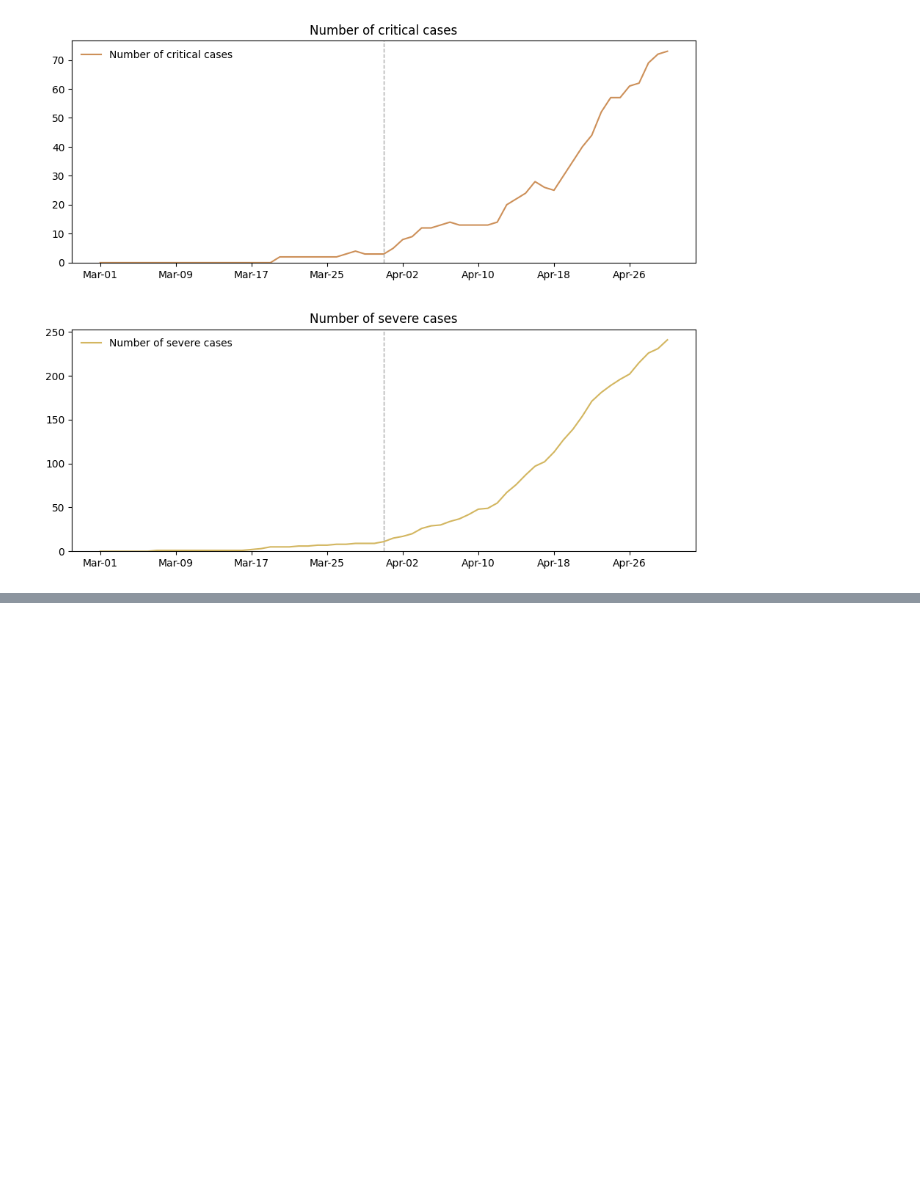
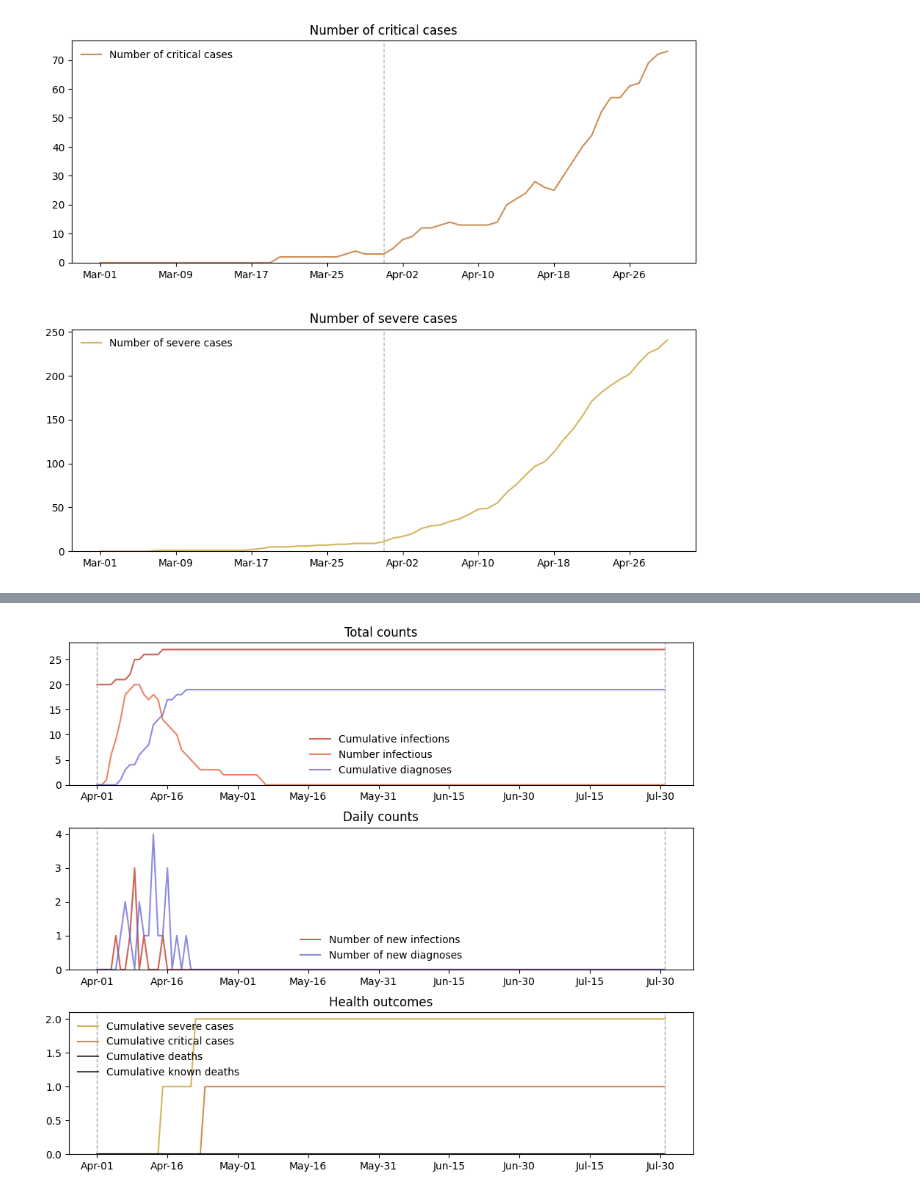
Before and after one commit to returaj/covasim, a Jupyter notebook: models/vanilla/vanilla_model.ipynb, the cells around one changed output, grey strips where cells are left out. Cells and saved outputs as stored; diff of their text form; code cells hidden in the pictures; blank space fills up the shorter version.

```diff
--- a/models/vanilla/vanilla_model.ipynb
+++ b/models/vanilla/vanilla_model.ipynb
@@ -132,0 +170,20 @@ msim.plot(to_plot=['cum_critical', 'cum_severe', 'cum_infections'])
+# %%
+test_interv = cv.test_num(
+    daily_tests=5,  # number of tests per day
+    symp_test=1.5,    # odds ratio of a symptomatic person testing
+    quar_test=1.7,    # probability of a person in quarantine testing
+    ili_prev=0.2,     # prevalence of influenza-like-illness symptoms in the population
+    loss_prob=0.3,    # probability of the person being lost-to-follow-up (0: no one lost to follow-up)
+                        # Not Clear ?
+    test_delay=3,     # days for test result to be known (0: results available instantly)
+                      # how is test delay affecting covid spread ?
+    start_day="2021-04-01",
+    end_day='2021-07-31',
+    quar_policy = "start",
+    subtarget=vaccinate_by_age
+)
+# %%
+sim = cv.Sim(interventions=[test_interv], pop_size=30, start_day = '2021-04-01', end_day = '2021-07-31', pop_type='hybrid').run()
+sim.plot()
+# %% [output]
+[figure, added]
```
Also changed, not shown: parts of 12 cells of this notebook, 1 other file.
